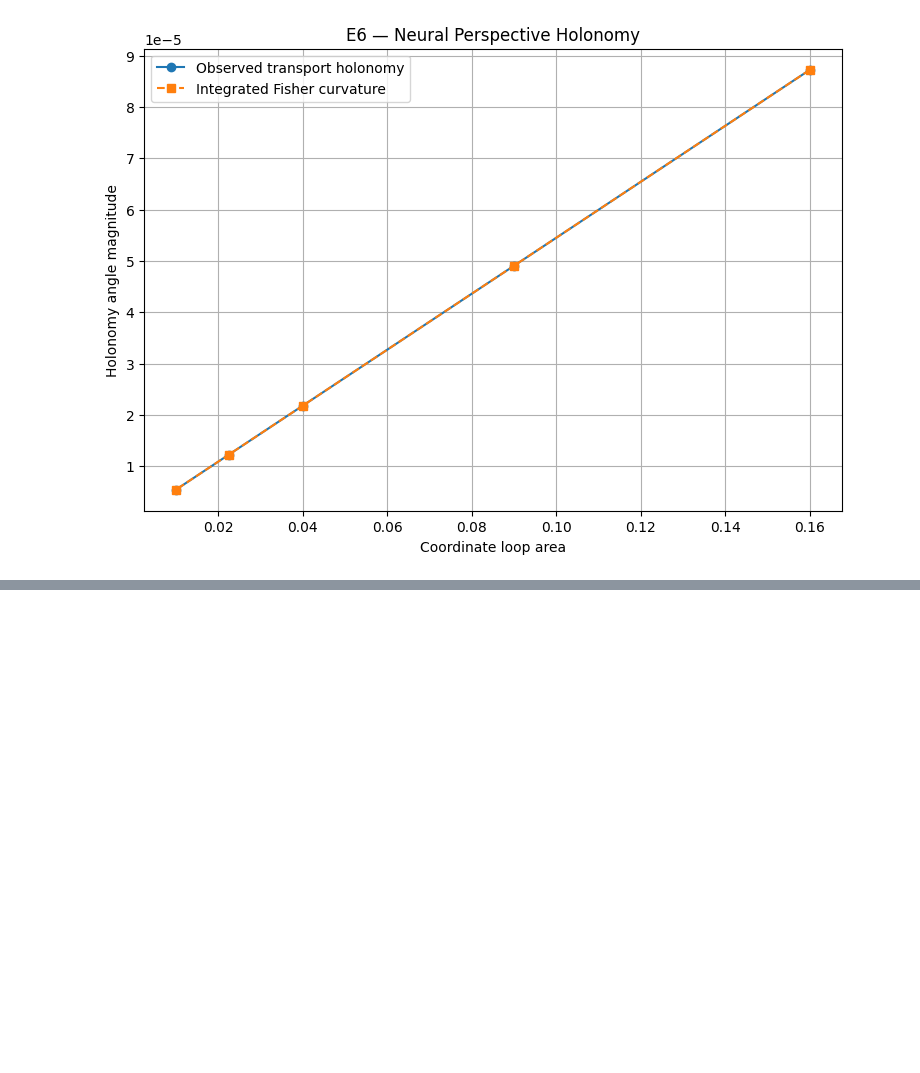
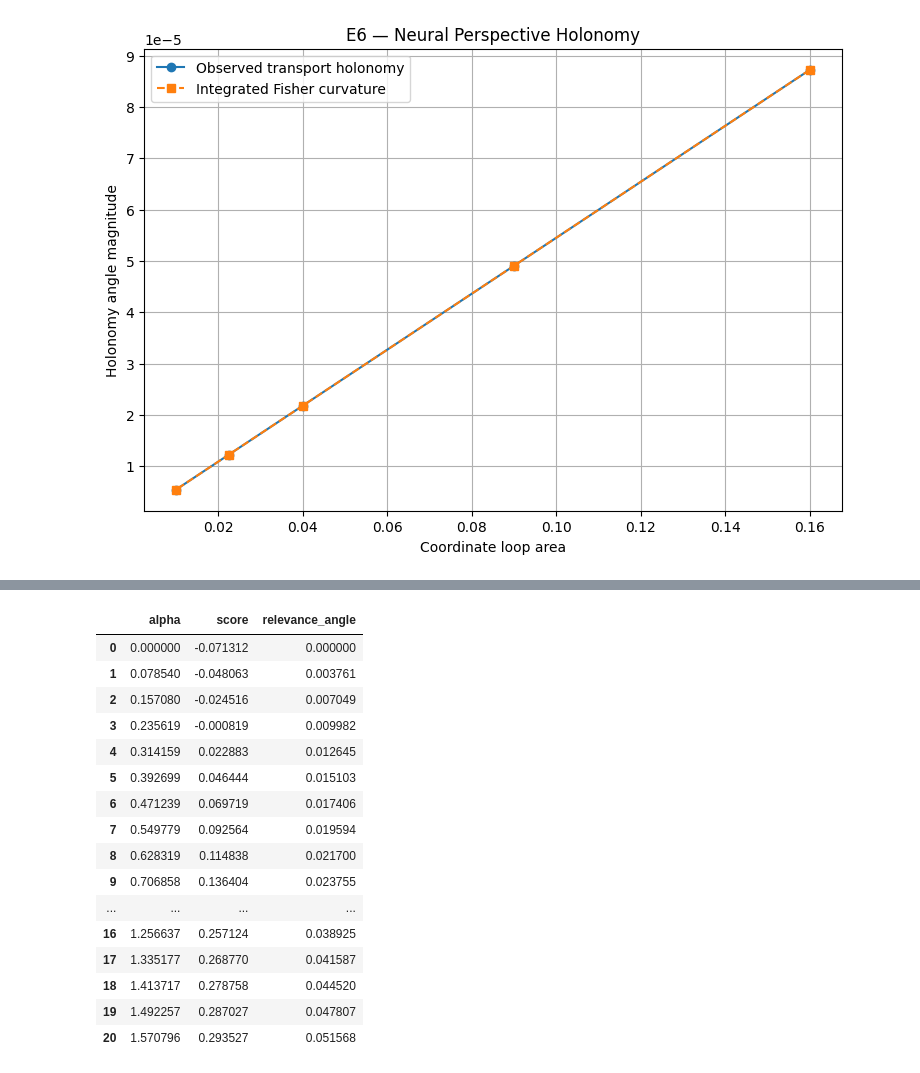
Before and after one commit to jaiborojas-cloud/leviathan, a Jupyter notebook: Perspectivas.ipynb, the cells around one changed output, grey strips where cells are left out. Drawn from its saved outputs; the diff is of its cells as text; code cells hidden in the pictures; blank space fills up the shorter version.

```diff
--- a/Perspectivas.ipynb
+++ b/Perspectivas.ipynb
@@ -4682,0 +4997,92 @@ plt.show()
+# %%
+def mixed_perspective_covector(
+    model,
+    x,
+    alpha
+):
+    model.zero_grad()
+
+    outputs = model(x)[0]
+
+    score_tensor = (
+        np.cos(alpha) * outputs[0]
+        +
+        np.sin(alpha) * outputs[1]
+    )
+
+    score_tensor.backward()
+
+    omega = flatten_gradients_torch(
+        model
+    ).detach().numpy()
+
+    score_value = score_tensor.item()
+
+    return score_value, omega
+
+alphas = np.linspace(
+    0.0,
+    np.pi / 2.0,
+    21
+)
+
+rows = []
+
+# Perspectiva de referencia alpha = 0
+score_ref, omega_ref = mixed_perspective_covector(
+    net,
+    x,
+    0.0
+)
+
+for alpha in alphas:
+
+    score_value, omega = mixed_perspective_covector(
+        net,
+        x,
+        alpha
+    )
+
+    cos_value = perspective_cosine(
+        omega_ref,
+        omega,
+        M_inv
+    )
+
+    cos_value = np.clip(
+        cos_value,
+        -1.0,
+        1.0
+    )
+
+    angle = np.arccos(
+        cos_value
+    )
+
+    rows.append({
+        "alpha": alpha,
+        "score": score_value,
+        "relevance_angle": angle
+    })
+
+perspective_df = pd.DataFrame(rows)
+
+perspective_df
+# %% [output]
+|  | alpha | score | relevance_angle |
+| 0 | 0.000000 | -0.071312 | 0.000000 |
+| 1 | 0.078540 | -0.048063 | 0.003761 |
+| 2 | 0.157080 | -0.024516 | 0.007049 |
+| 3 | 0.235619 | -0.000819 | 0.009982 |
+| 4 | 0.314159 | 0.022883 | 0.012645 |
+| 5 | 0.392699 | 0.046444 | 0.015103 |
+| 6 | 0.471239 | 0.069719 | 0.017406 |
+| 7 | 0.549779 | 0.092564 | 0.019594 |
+| 8 | 0.628319 | 0.114838 | 0.021700 |
+| 9 | 0.706858 | 0.136404 | 0.023755 |
+| ... | ... | ... | ... |
+| 16 | 1.256637 | 0.257124 | 0.038925 |
+| 17 | 1.335177 | 0.268770 | 0.041587 |
+| 18 | 1.413717 | 0.278758 | 0.044520 |
+| 19 | 1.492257 | 0.287027 | 0.047807 |
+| 20 | 1.570796 | 0.293527 | 0.051568 |
```
Also changed, not shown: parts of 42 cells of this notebook.
